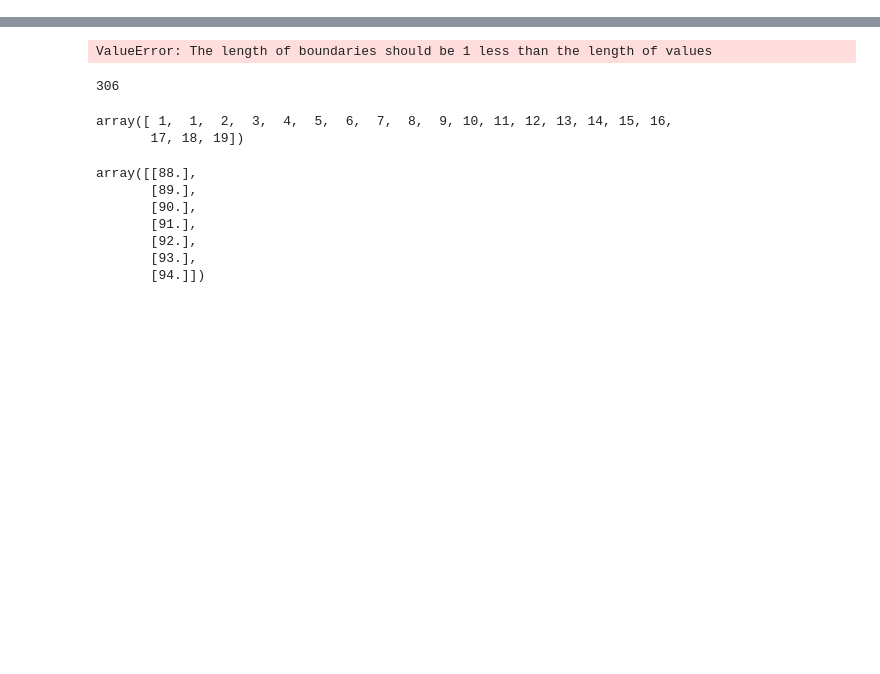
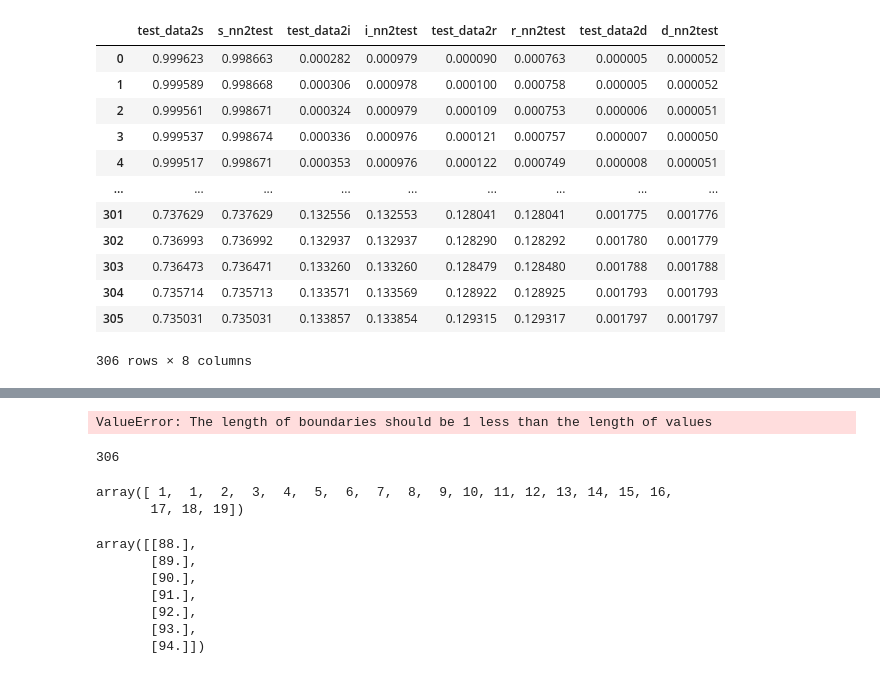
Before and after one commit to xiao-nx/Pathology_WSI, a Jupyter notebook: vasualization.ipynb, the cells around one changed output, grey strips where cells are left out. Saved outputs shown, nothing was run; the diff lists cells and outputs as text; code cells hidden in the pictures; blank space fills up the shorter version.

```diff
--- a/vasualization.ipynb
+++ b/vasualization.ipynb
@@ -20,5 +20,21 @@ loss_fname = os.path.join(file_path, 'loss_results.csv')
 sird_df = pd.read_csv(sird_fname)
 params_df = pd.read_csv(params_fname)
 loss_df = pd.read_csv(loss_fname)
+# %%
+sird_df
+# %% [output]
+|  | test_data2s | s_nn2test | test_data2i | i_nn2test | test_data2r | r_nn2test | test_data2d | d_nn2test |
+| 0 | 0.999623 | 0.998663 | 0.000282 | 0.000979 | 0.000090 | 0.000763 | 0.000005 | 0.000052 |
+| 1 | 0.999589 | 0.998668 | 0.000306 | 0.000978 | 0.000100 | 0.000758 | 0.000005 | 0.000052 |
+| 2 | 0.999561 | 0.998671 | 0.000324 | 0.000979 | 0.000109 | 0.000753 | 0.000006 | 0.000051 |
+| 3 | 0.999537 | 0.998674 | 0.000336 | 0.000976 | 0.000121 | 0.000757 | 0.000007 | 0.000050 |
+| 4 | 0.999517 | 0.998671 | 0.000353 | 0.000976 | 0.000122 | 0.000749 | 0.000008 | 0.000051 |
+| ... | ... | ... | ... | ... | ... | ... | ... | ... |
+| 301 | 0.737629 | 0.737629 | 0.132556 | 0.132553 | 0.128041 | 0.128041 | 0.001775 | 0.001776 |
+| 302 | 0.736993 | 0.736992 | 0.132937 | 0.132937 | 0.128290 | 0.128292 | 0.001780 | 0.001779 |
+| 303 | 0.736473 | 0.736471 | 0.133260 | 0.133260 | 0.128479 | 0.128480 | 0.001788 | 0.001788 |
+| 304 | 0.735714 | 0.735713 | 0.133571 | 0.133569 | 0.128922 | 0.128925 | 0.001793 | 0.001793 |
+| 305 | 0.735031 | 0.735031 | 0.133857 | 0.133854 | 0.129315 | 0.129317 | 0.001797 | 0.001797 |
+306 rows × 8 columns
 # %%
 plt.figure(figsize=(15, 6))
```
Also changed, not shown: parts of 3 cells of this notebook, 42 other files.
